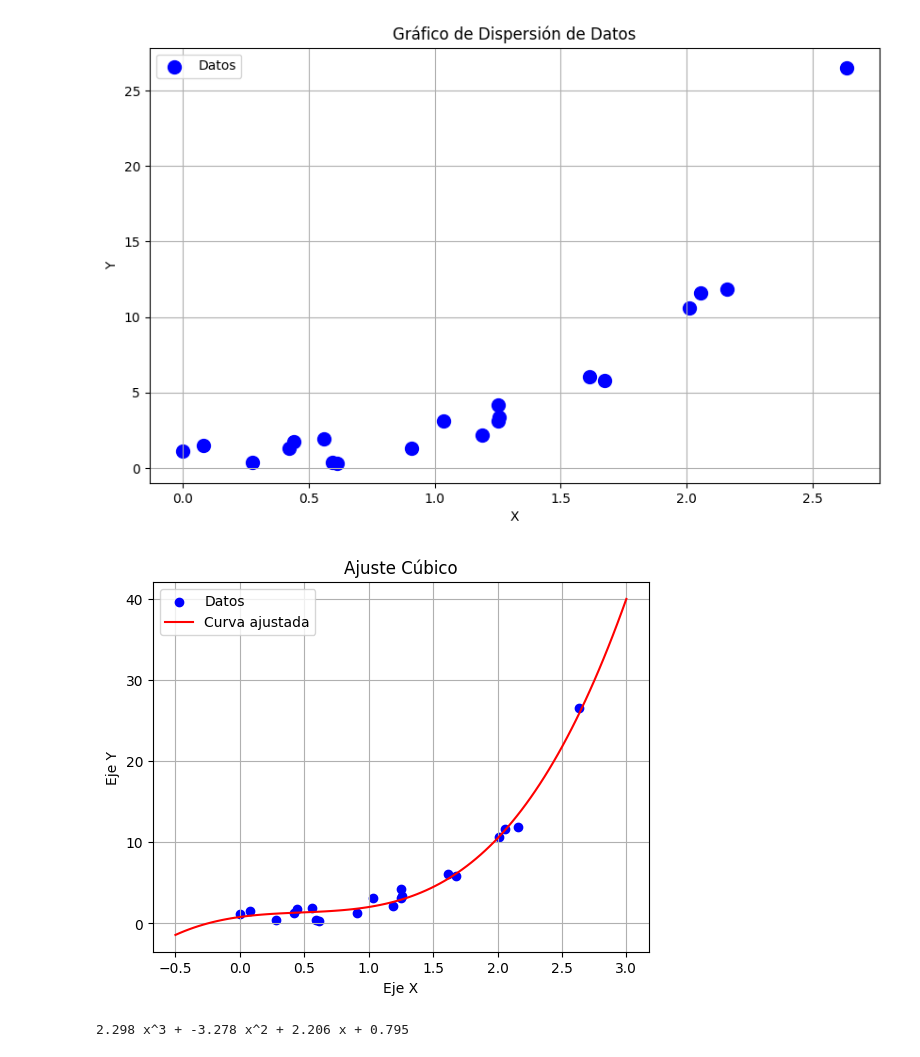
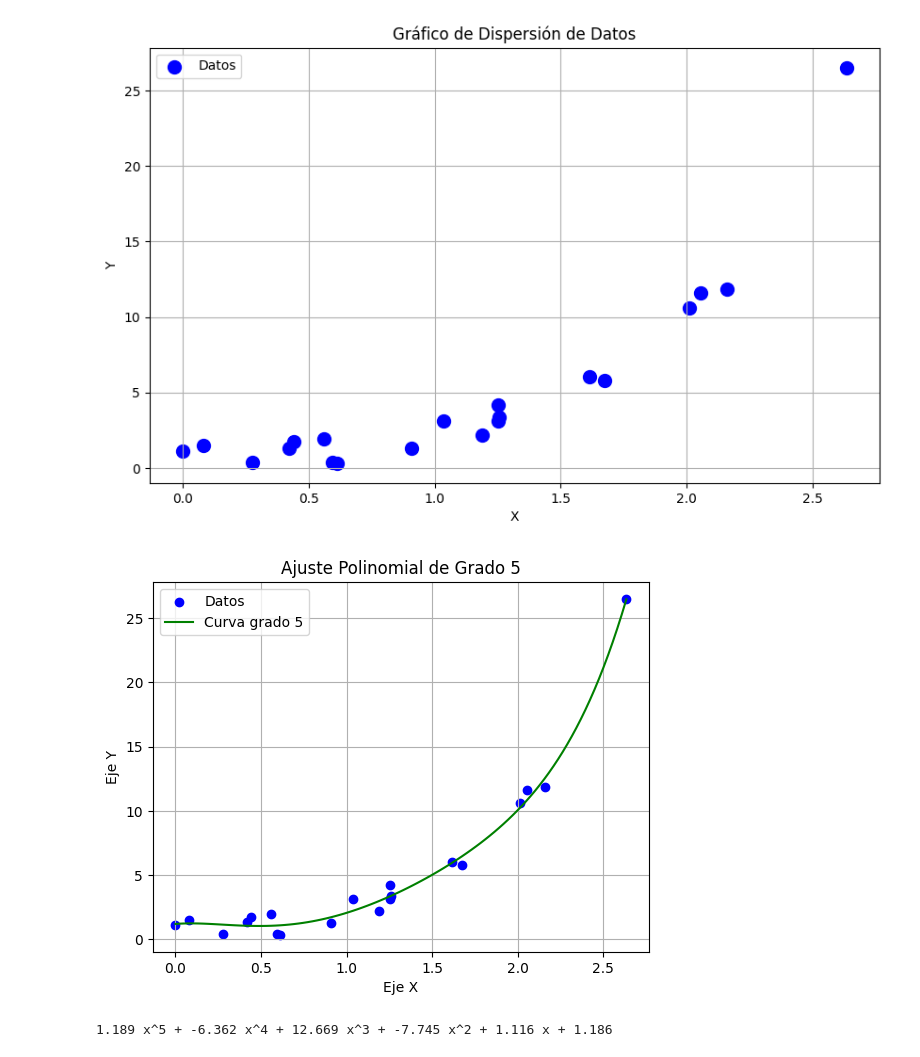
Before and after one commit to SantiagoTmg/Metodos_Numericos_GRCC1, a Jupyter notebook: Talleres/Taller5/Taller5.ipynb, the cells around one changed output. Drawn from its saved outputs; the diff is of its cells as text; code cells hidden in the pictures.

```diff
--- a/Talleres/Taller5/Taller5.ipynb
+++ b/Talleres/Taller5/Taller5.ipynb
@@ -140,34 +140,36 @@ plt.show()
 # %%
 from scipy.optimize import curve_fit
 
-# Definición de la función cúbica
-def cubic_function(x, coef3, coef2, coef1, coef0):
-    return coef3 * x**3 + coef2 * x**2 + coef1 * x + coef0
+# Definir x_interp como en el anterior
+x_interp = np.linspace(min(xs), max(xs), 100)
+
+# Definición de la función de quinto grado
+def poly5_function(x, a5, a4, a3, a2, a1, a0):
+    return a5 * x**5 + a4 * x**4 + a3 * x**3 + a2 * x**2 + a1 * x + a0
 
 # Ajuste del modelo
-coefficients, _ = curve_fit(cubic_function, xs, ys)
-coef3, coef2, coef1, coef0 = coefficients
+coeffs5, _ = curve_fit(poly5_function, xs, ys)
+a5, a4, a3, a2, a1, a0 = coeffs5
 
 # Definir la función ajustada
-def adjusted_cubic(x):
-    return coef3 * x**3 + coef2 * x**2 + coef1 * x + coef0
+def adjusted_poly5(x):
+    return a5 * x**5 + a4 * x**4 + a3 * x**3 + a2 * x**2 + a1 * x + a0
 
 # Generar valores interpolados
-x_interp = np.linspace(-0.5, 3, 100)
-y_interp = adjusted_cubic(x_interp)
+y_interp5 = adjusted_poly5(x_interp)
 
 # Graficar los datos y la curva ajustada
 plt.scatter(xs, ys, color="blue", label="Datos")
-plt.plot(x_interp, y_interp, color="red", label="Curva ajustada")
-plt.title("Ajuste Cúbico")
+plt.plot(x_interp, y_interp5, color="green", label="Curva grado 5")
+plt.title("Ajuste Polinomial de Grado 5")
 plt.xlabel("Eje X")
 plt.ylabel("Eje Y")
 plt.grid(True)
 plt.legend()
 plt.show()
 
 # Imprimir resultados
-print(f'{round(coef3, 3)} x^3 + {round(coef2, 3)} x^2 + {round(coef1, 3)} x + {round(coef0, 3)}')
+print(f'{round(a5, 3)} x^5 + {round(a4, 3)} x^4 + {round(a3, 3)} x^3 + {round(a2, 3)} x^2 + {round(a1, 3)} x + {round(a0, 3)}')
 # %% [output]
-[figure, old version]
+[figure, new version]
-2.298 x^3 + -3.278 x^2 + 2.206 x + 0.795
+1.189 x^5 + -6.362 x^4 + 12.669 x^3 + -7.745 x^2 + 1.116 x + 1.186
```
Also changed, not shown: parts of 1 cell of this notebook.
